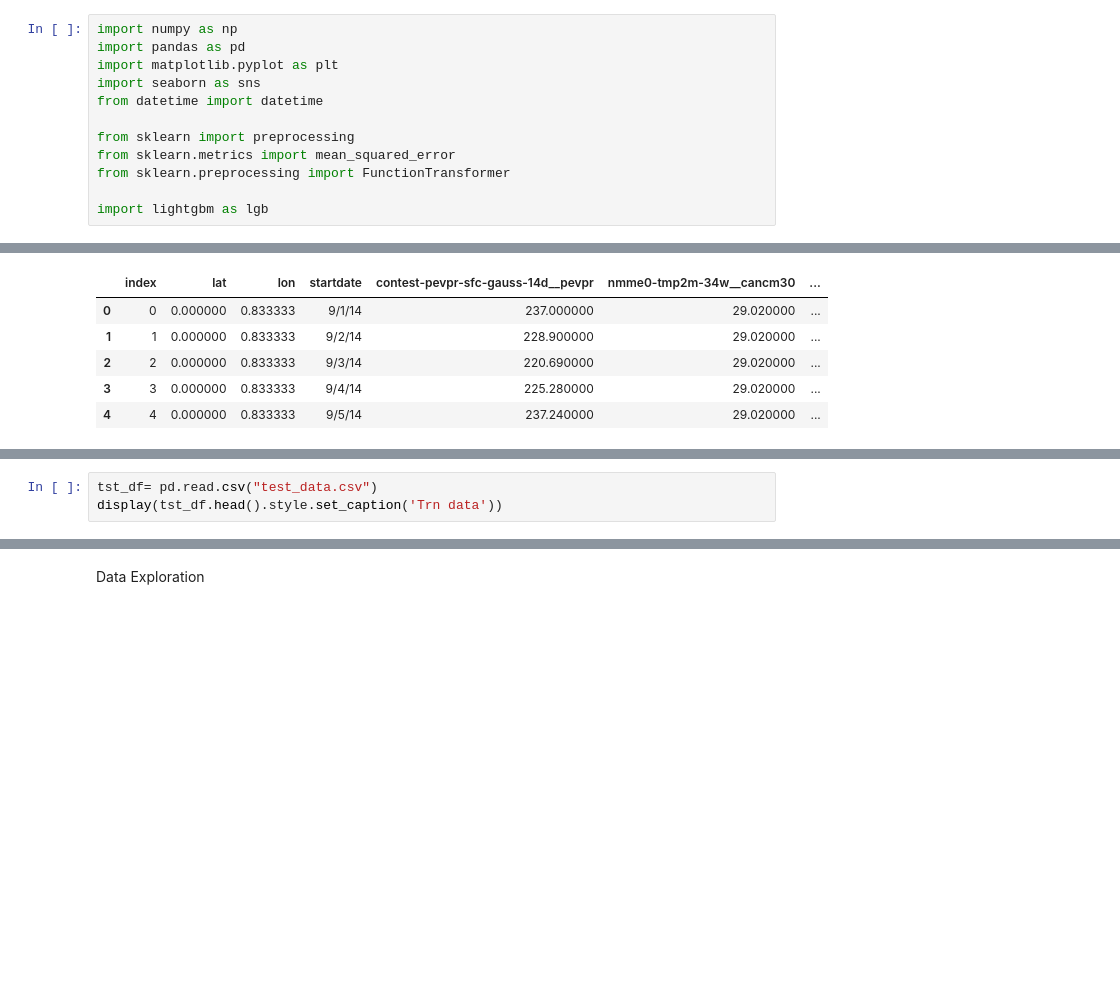
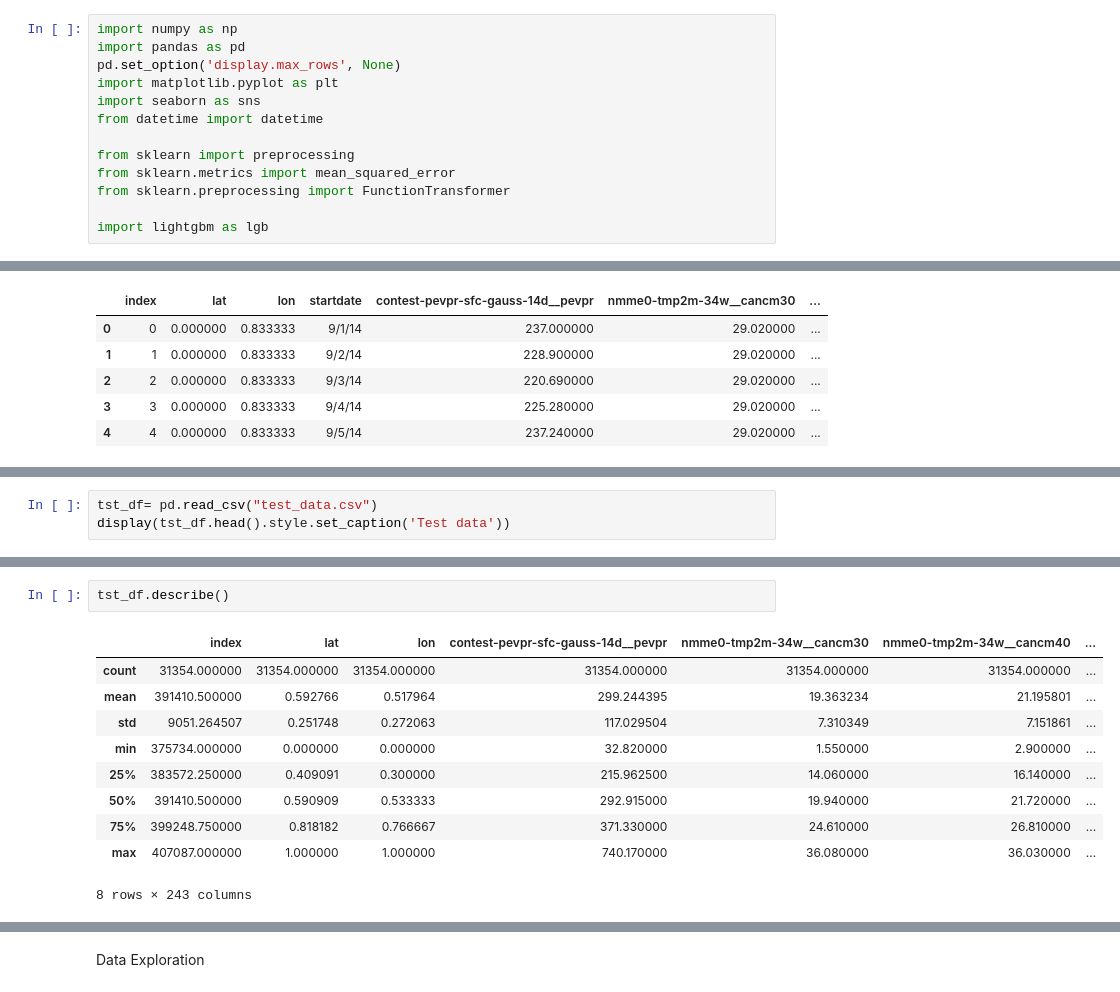
Before and after one commit to GagraniV/WiDS2023, a Jupyter notebook: VJ_WiDS_Jan132023.ipynb, the cells around one changed output, grey strips where cells are left out. Cells and saved outputs as stored; diff of their text form; blank space fills up the shorter version.

```diff
--- a/VJ_WiDS_Jan132023.ipynb
+++ b/VJ_WiDS_Jan132023.ipynb
@@ -3,6 +3,7 @@
 # %%
 import numpy as np
 import pandas as pd
+pd.set_option('display.max_rows', None)
 import matplotlib.pyplot as plt
 import seaborn as sns
 from datetime import datetime
@@ -46,4 +86,4 @@ train_data.columns
 # %%
-tst_df= pd.read.csv("test_data.csv")
-display(tst_df.head().style.set_caption('Trn data'))
+tst_df= pd.read_csv("test_data.csv")
+display(tst_df.head().style.set_caption('Test data'))
 # %% [output]
@@ -51 +139,14 @@ AttributeError: ignored
+# %%
+tst_df.describe()
+# %% [output]
+|  | index | lat | lon | contest-pevpr-sfc-gauss-14d__pevpr | nmme0-tmp2m-34w__cancm30 | nmme0-tmp2m-34w__cancm40 | ... |
+| count | 31354.000000 | 31354.000000 | 31354.000000 | 31354.000000 | 31354.000000 | 31354.000000 | ... |
+| mean | 391410.500000 | 0.592766 | 0.517964 | 299.244395 | 19.363234 | 21.195801 | ... |
+| std | 9051.264507 | 0.251748 | 0.272063 | 117.029504 | 7.310349 | 7.151861 | ... |
+| min | 375734.000000 | 0.000000 | 0.000000 | 32.820000 | 1.550000 | 2.900000 | ... |
+| 25% | 383572.250000 | 0.409091 | 0.300000 | 215.962500 | 14.060000 | 16.140000 | ... |
+| 50% | 391410.500000 | 0.590909 | 0.533333 | 292.915000 | 19.940000 | 21.720000 | ... |
+| 75% | 399248.750000 | 0.818182 | 0.766667 | 371.330000 | 24.610000 | 26.810000 | ... |
+| max | 407087.000000 | 1.000000 | 1.000000 | 740.170000 | 36.080000 | 36.030000 | ... |
+8 rows × 243 columns
 # %%
```
Also changed, not shown: parts of 23 cells of this notebook.
